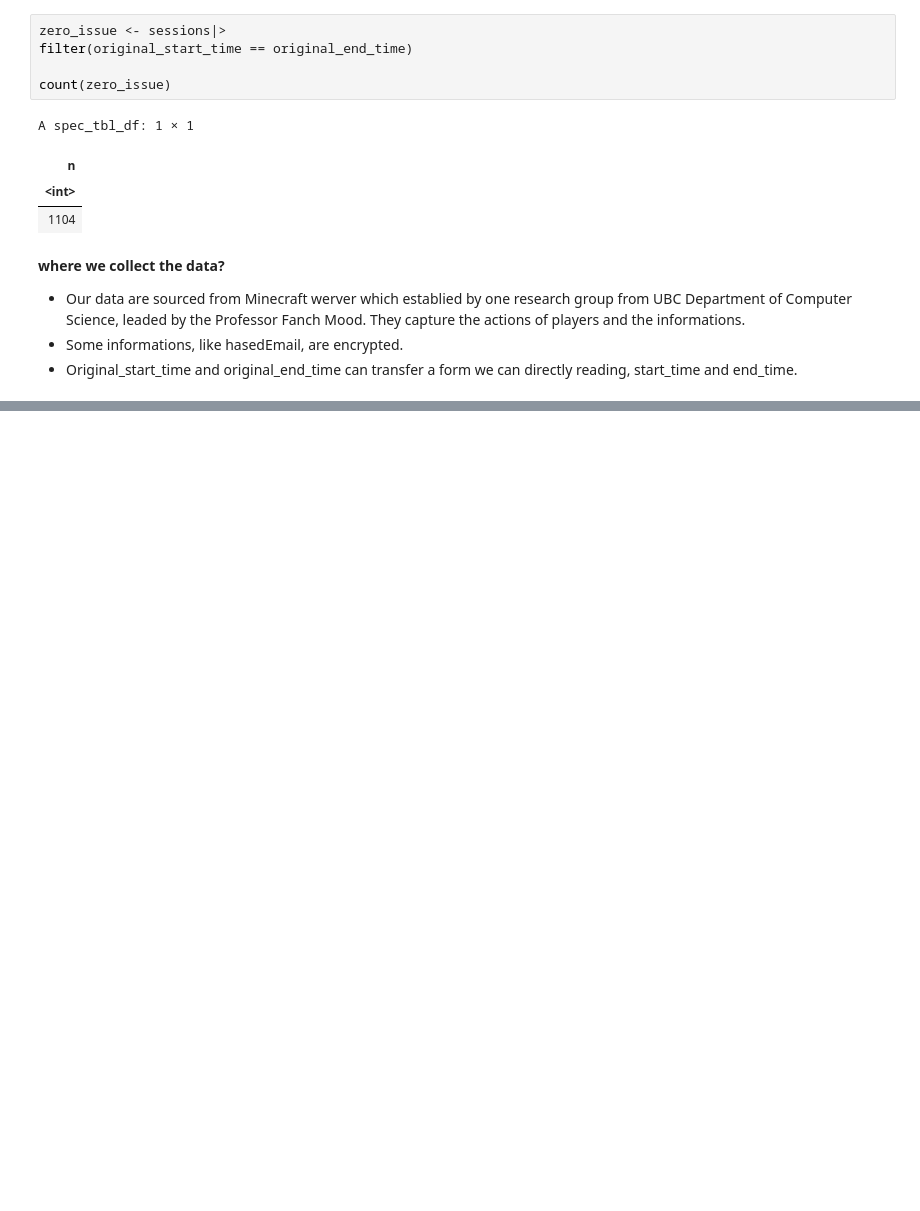
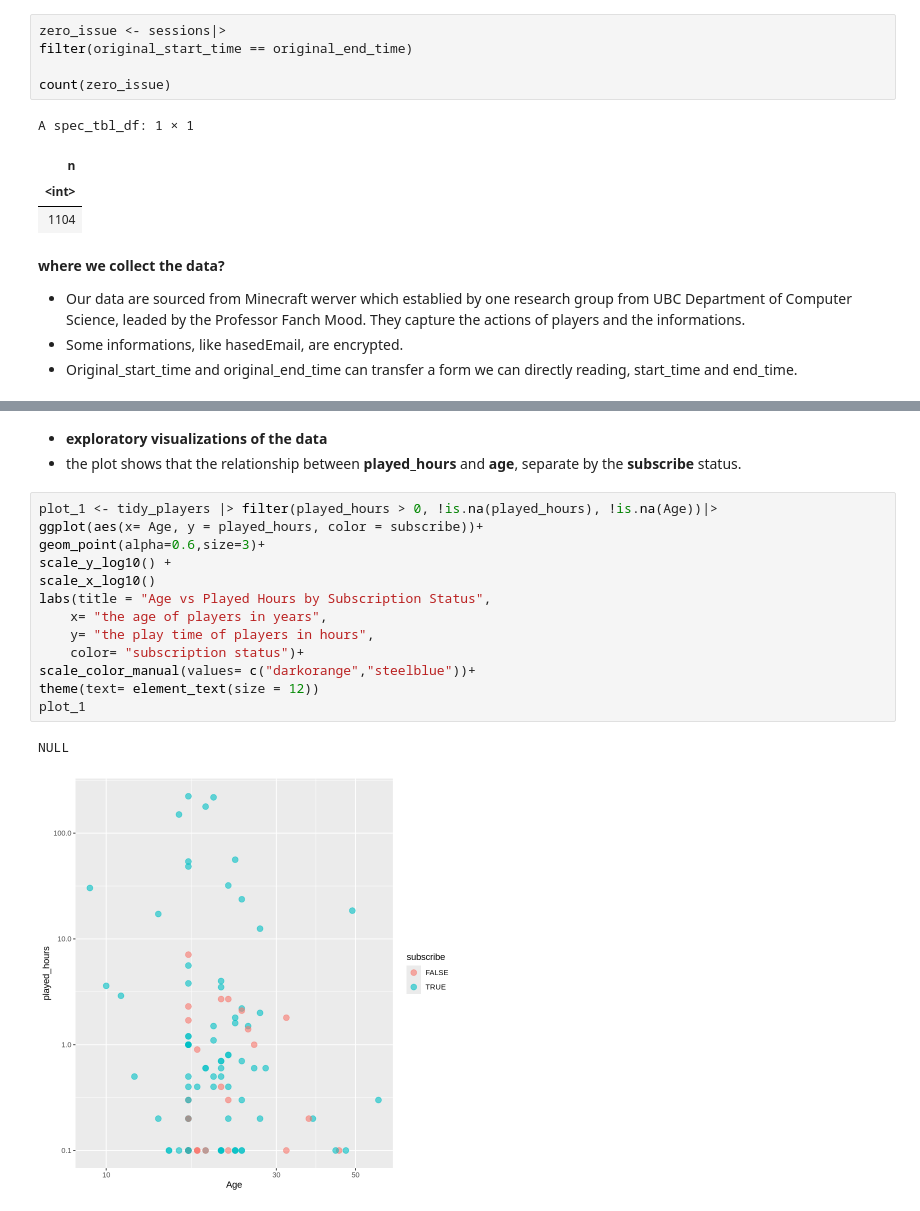
Before and after one commit to yunan-Deng/daci100_project_033_yunan_deng, a Jupyter notebook: individual_yunan_project.ipynb, the cells around one changed output, grey strips where cells are left out. Saved outputs shown, nothing was run; the diff lists cells and outputs as text; blank space fills up the shorter version.

Commit message:
visualization part process
visualization plot 1

```diff
--- a/individual_yunan_project.ipynb
+++ b/individual_yunan_project.ipynb
@@ -382,0 +420,20 @@ A tibble: 196 × 3
+# %% [markdown]
+
+- **exploratory visualizations of the data**
+- the plot shows that the relationship between **played_hours** and **age**, separate by the **subscribe** status.
+# %%
+plot_1 <- tidy_players |> filter(played_hours > 0, !is.na(played_hours), !is.na(Age))|>
+ggplot(aes(x= Age, y = played_hours, color = subscribe))+
+geom_point(alpha=0.6,size=3)+
+scale_y_log10() +
+scale_x_log10()
+labs(title = "Age vs Played Hours by Subscription Status",
+    x= "the age of players in years",
+    y= "the play time of players in hours",
+    color= "subscription status")+
+scale_color_manual(values= c("darkorange","steelblue"))+
+theme(text= element_text(size = 12))
+plot_1
+# %% [output]
+NULL
+[figure, added]
```
Also changed, not shown: parts of 8 cells of this notebook.
